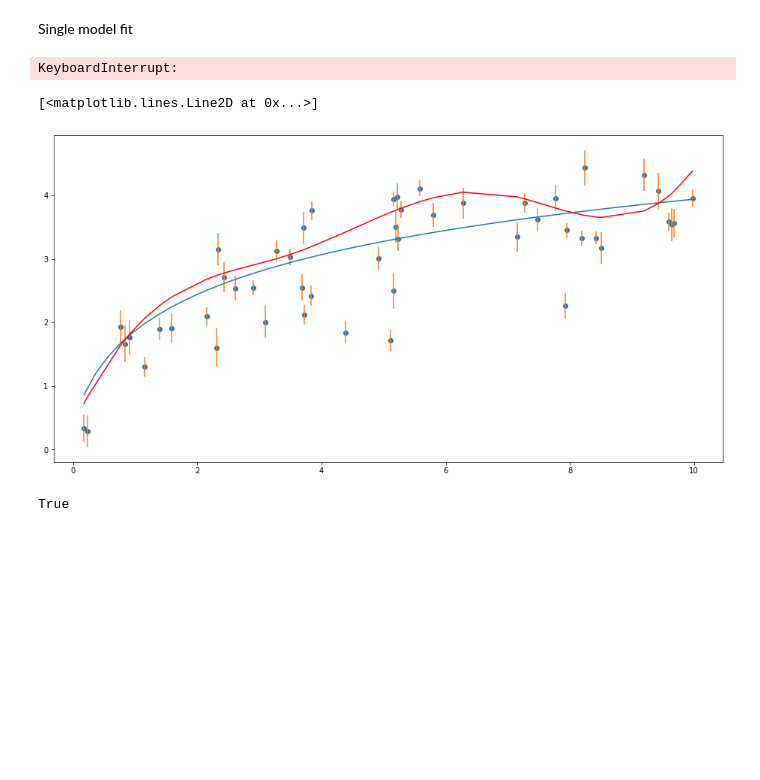
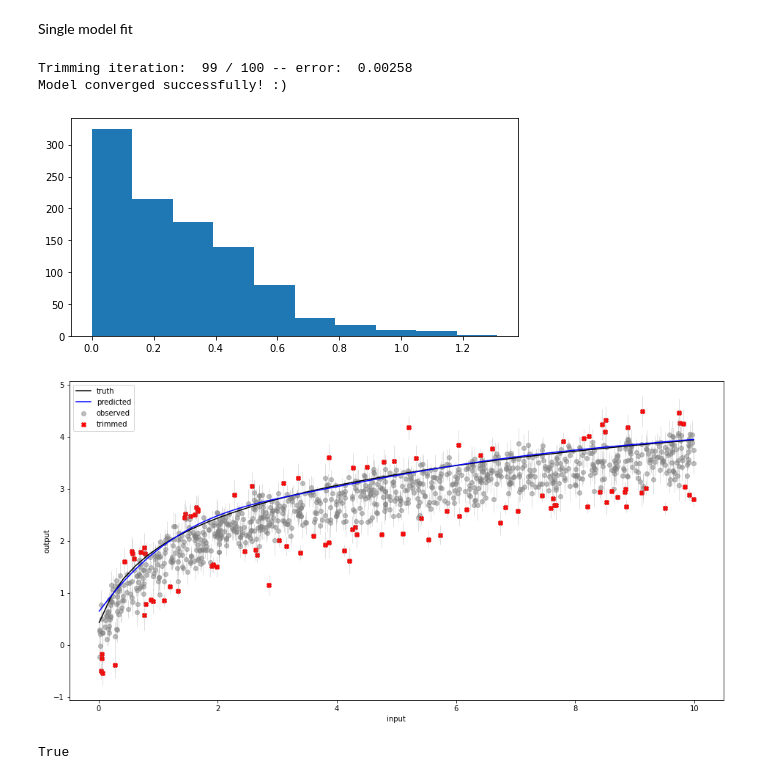
Before and after one commit to ihmeuw-msca/sfma, a Jupyter notebook: notebooks/Data Simulations.ipynb, the cells around one changed output. Cells and saved outputs as stored; diff of their text form; code cells hidden in the pictures; blank space fills up the shorter version.

```diff
--- a/notebooks/Data Simulations.ipynb
+++ b/notebooks/Data Simulations.ipynb
@@ -131,9 +131,9 @@ plt.savefig("data-generating-process.pdf")
 # %% [markdown]
 Single model fit
 # %%
-s = Simulator(nu=0.2, gamma=0.5, sigma_min=0.1, sigma_max=0.2, ineff_dist='half-normal',
+s = Simulator(nu=0.4, gamma=0.01, sigma_min=0.1, sigma_max=0.2, ineff_dist='half-normal',
               x=lambda size: stats.uniform.rvs(size=size, loc=0.0, scale=10), func=lambda x: np.log(5 * x + 1.5))
-us, vs, epsilon, sigma, xs, front, observed = s.simulate(n = 5)
+us, vs, epsilon, sigma, xs, front, observed = s.simulate(n=1000)
 
 x_front = np.linspace(xs.min(), xs.max())
 y_front = s.func(np.linspace(xs.min(), xs.max()))
@@ -141,7 +141,6 @@ y_front = s.func(np.linspace(xs.min(), xs.max()))
 sim = pd.DataFrame({'output': observed, 'input': xs, 'se': sigma})
 sim.sort_values('input', inplace=True)
 # %%
-# Look at linear tail versus not on this one
 model = SFMAModel(
     df=sim,
     col_output='output',
@@ -149,23 +148,21 @@ model = SFMAModel(
     col_input='input',
     concave=True,
     include_gamma=True,
-    # increasing=True,
-    pct_trimming=0.3
+    increasing=True,
+    pct_trimming=0.1
 )
-model.fit(options={'solver_options': {}})
-preds = model.predict()
-sim['predictions'] = preds
+model.fit()
 # %% [output]
-KeyboardInterrupt:
+Trimming iteration:  99 / 100 -- error:  0.00258
+Model converged successfully! :)
-# %%
-fig, ax = plt.subplots(1, 1, figsize=(16, 8))
-ax.plot(x_front, y_front, linestyle='solid')
-ax.scatter(xs, observed)
-ax.errorbar(xs, observed, yerr=sigma, linestyle='None')
-ax.plot(sim['input'], sim['predictions'], c='red')
-# %% [output]
-[<matplotlib.lines.Line2D at 0x...>]
-[figure, removed]
+# %%
+model.plot_inefficiencies()
+# %% [output]
+[figure, added]
+# %%
+model.plot_frontier(sim, true_frontier=np.array([x_front, y_front]).T)
+# %% [output]
+[figure, added]
 # %%
 model.solver.result['success']
 # %% [output]
```
Also changed, not shown: 7 other files.
